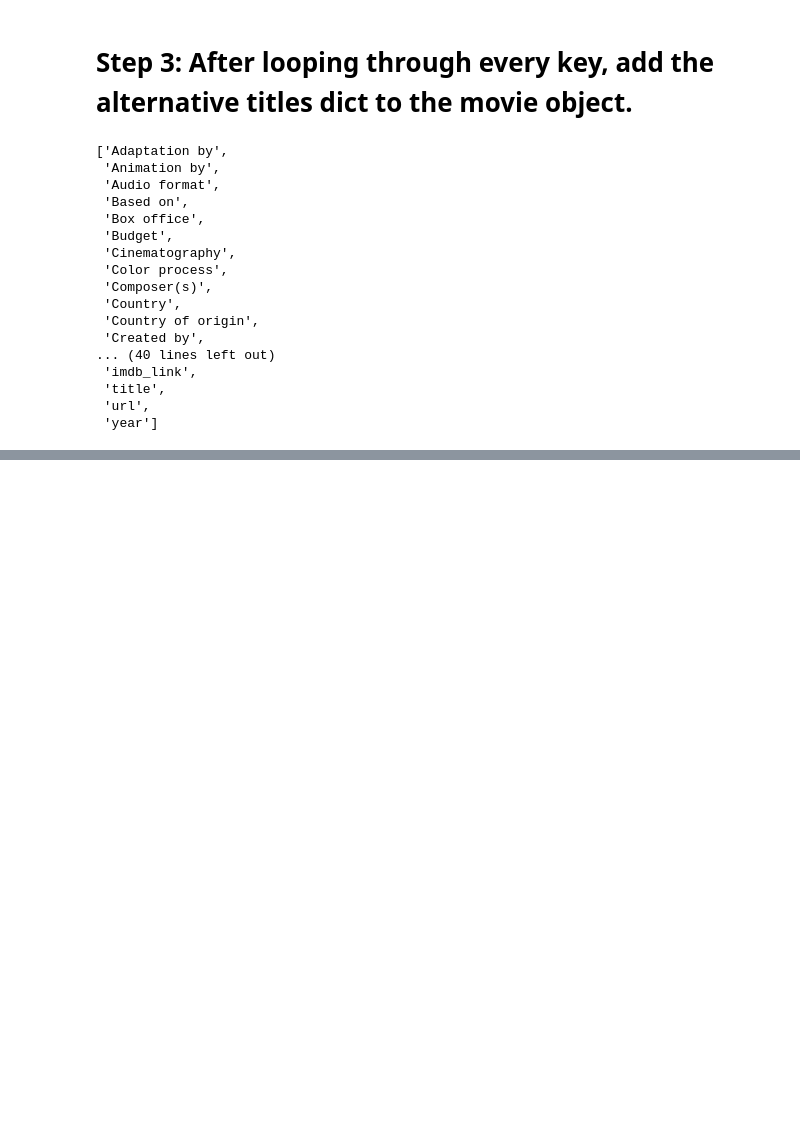
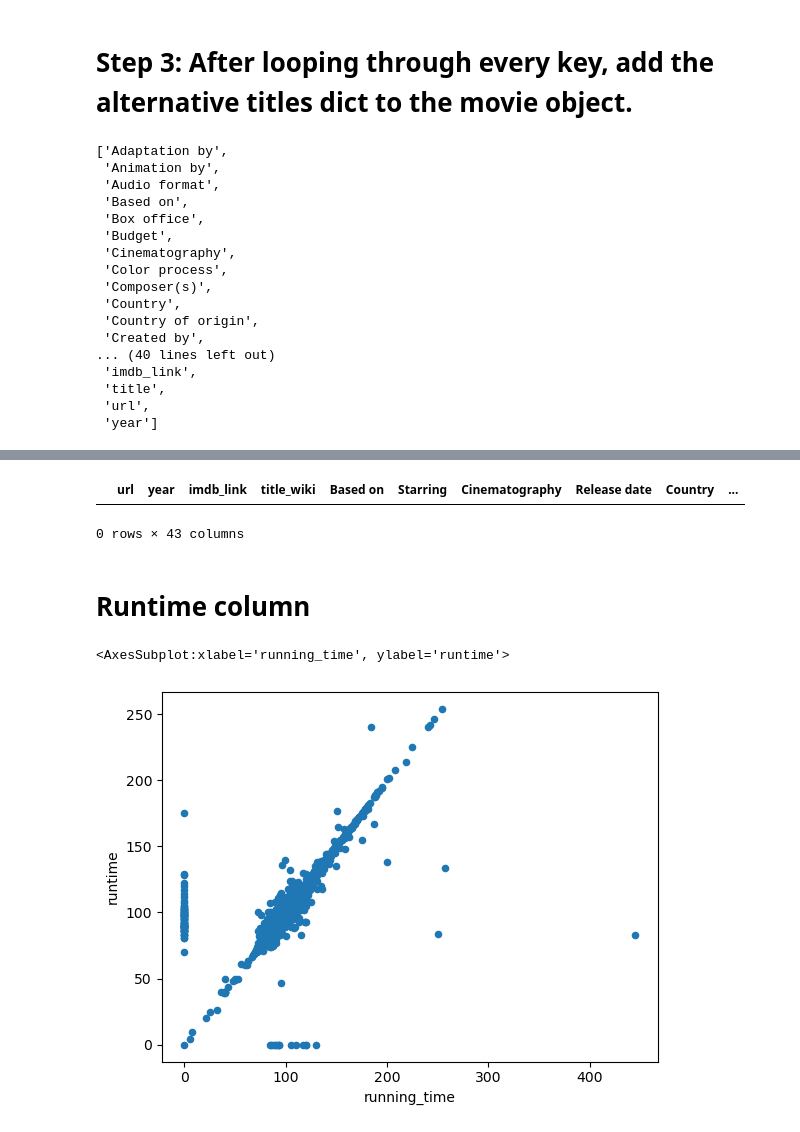
Before and after one commit to banasibb/Movies_ETL, a Jupyter notebook: Movielens_Extract.ipynb, the cells around one changed output, grey strips where cells are left out. Drawn from its saved outputs; the diff is of its cells as text; code cells hidden in the pictures; blank space fills up the shorter version.

```diff
--- a/Movielens_Extract.ipynb
+++ b/Movielens_Extract.ipynb
@@ -262,0 +885,12 @@ sorted(wiki_movies_df.columns.tolist())
+# %%
+# convert the data by creating the boolean column. Then assign it back to the "video" column
+kaggle_metadata['video'] = kaggle_metadata['video'] == 'True'
+# %%
+# For the numeric columns, we can just use the to_numeric() method from Pandas. We'll make sure the errors= argument
+# is set to 'raise', so we'll know if there's any data that can't be converted to numbers.
+kaggle_metadata['budget'] = kaggle_metadata['budget'].astype(int)
+kaggle_metadata['id'] = pd.to_numeric(kaggle_metadata['id'], errors='raise')
+kaggle_metadata['popularity'] = pd.to_numeric(kaggle_metadata['popularity'], errors='raise')
+# %%
+# convert release_date to datetime using the builtin pandas function to_datetime().
+kaggle_metadata['release_date'] = pd.to_datetime(kaggle_metadata['release_date'])
@@ -262,0 +950,3 @@ sorted(wiki_movies_df.columns.tolist())
+# %%
+# STep 1: identify redundant columns. Use the suffixes parameter to identify which table each column came from
+movies_df = pd.merge(wiki_movies_df, kaggle_metadata, on='imdb_id', suffixes=['_wiki','_kaggle'])
@@ -262,0 +1014,7 @@ sorted(wiki_movies_df.columns.tolist())
+# %%
+# the kaggle data looks more consistent. confirm there aren't any missing rows
+# Show any rows where title_kaggle is empty
+movies_df[(movies_df['title_kaggle'] == '') | (movies_df['title_kaggle'].isnull())]
+# %% [output]
+|  | url | year | imdb_link | title_wiki | Based on | Starring | Cinematography | Release date | Country | ... |
+0 rows × 43 columns
@@ -262,0 +1033,9 @@ sorted(wiki_movies_df.columns.tolist())
+# %% [markdown]
+# Runtime column
+# %%
+# use a scatter plot to look at running_time versus runtime
+# a scatter plot won't show null values, so be sure to fill in any nulls with zeros
+movies_df.fillna(0).plot(x='running_time', y='runtime', kind='scatter')
+# %% [output]
+<AxesSubplot:xlabel='running_time', ylabel='runtime'>
+[figure, added]
```
Also changed, not shown: parts of 126 cells of this notebook.
